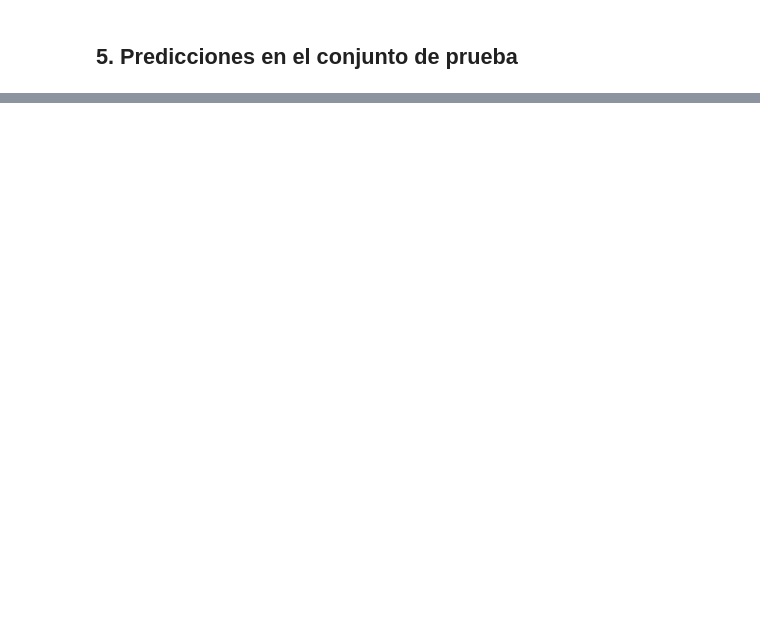
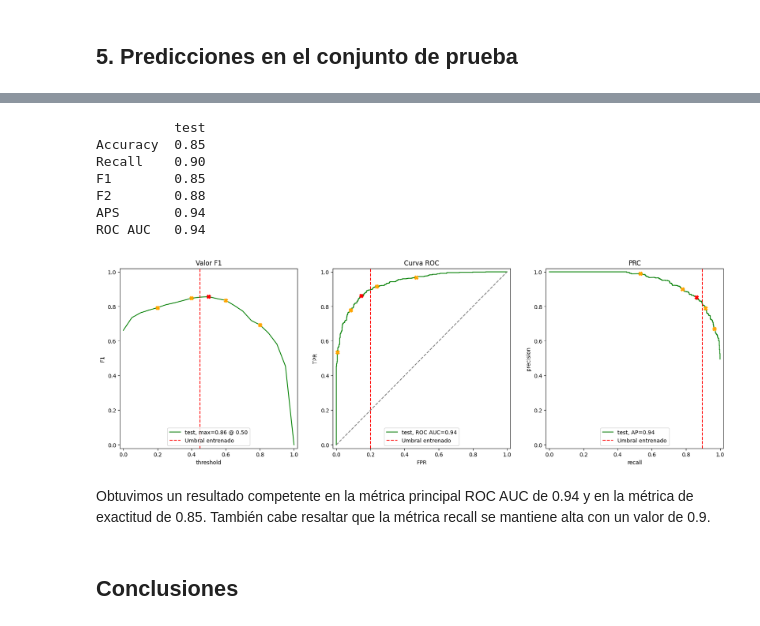
Before and after one commit to AndresCalvete-DataScientist/interconnect-customer-churn-prediction, a Jupyter notebook: notebooks/eda.ipynb, the cells around one changed output, grey strips where cells are left out. Drawn from its saved outputs; the diff is of its cells as text; code cells hidden in the pictures; blank space fills up the shorter version.

```diff
--- a/notebooks/eda.ipynb
+++ b/notebooks/eda.ipynb
@@ -1677,3 +1759,26 @@ def evaluate_model(model, train_features, train_target, valid_features, valid_ta
     print(df_eval_stats)
 
     return df_eval_stats
+# %%
+# Evaluamos el modelo
+xg_results_2 = evaluate_model_test(
+    xg_model_2,
+    ohe_features_train.to_numpy(),
+    target_train.to_numpy(),
+    ohe_features_test.to_numpy(),
+    target_test.to_numpy(),
+    threshold_train=0.45
+)
+# %% [output]
+          test
+Accuracy  0.85
+Recall    0.90
+F1        0.85
+F2        0.88
+APS       0.94
+ROC AUC   0.94
+[figure, added]
+# %% [markdown]
+Obtuvimos un resultado competente en la métrica principal ROC AUC de 0.94 y en la métrica de exactitud de 0.85. También cabe resaltar que la métrica recall se mantiene alta con un valor de 0.9.
+# %% [markdown]
+## Conclusiones <a id='end'></a>
```
Also changed, not shown: parts of 24 cells of this notebook.
